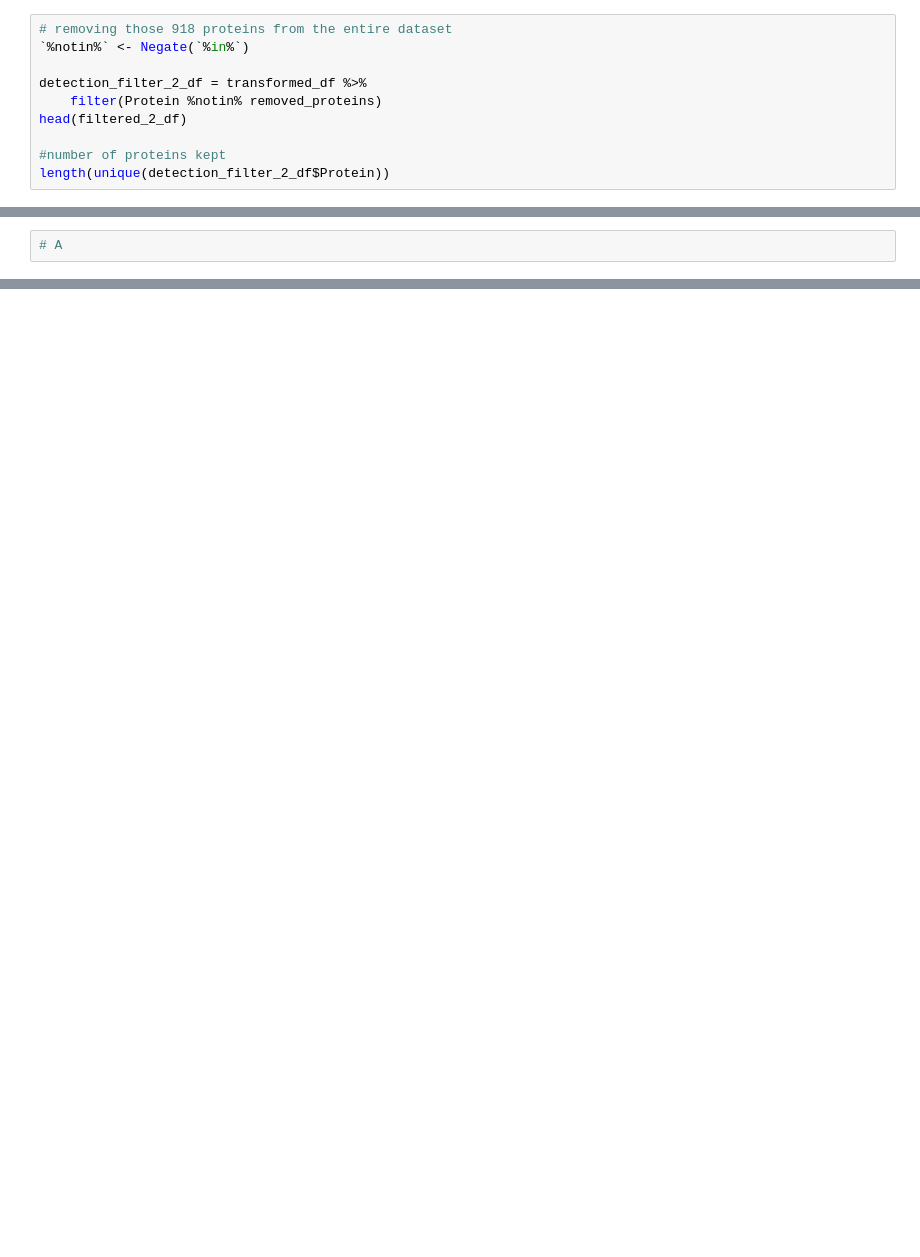
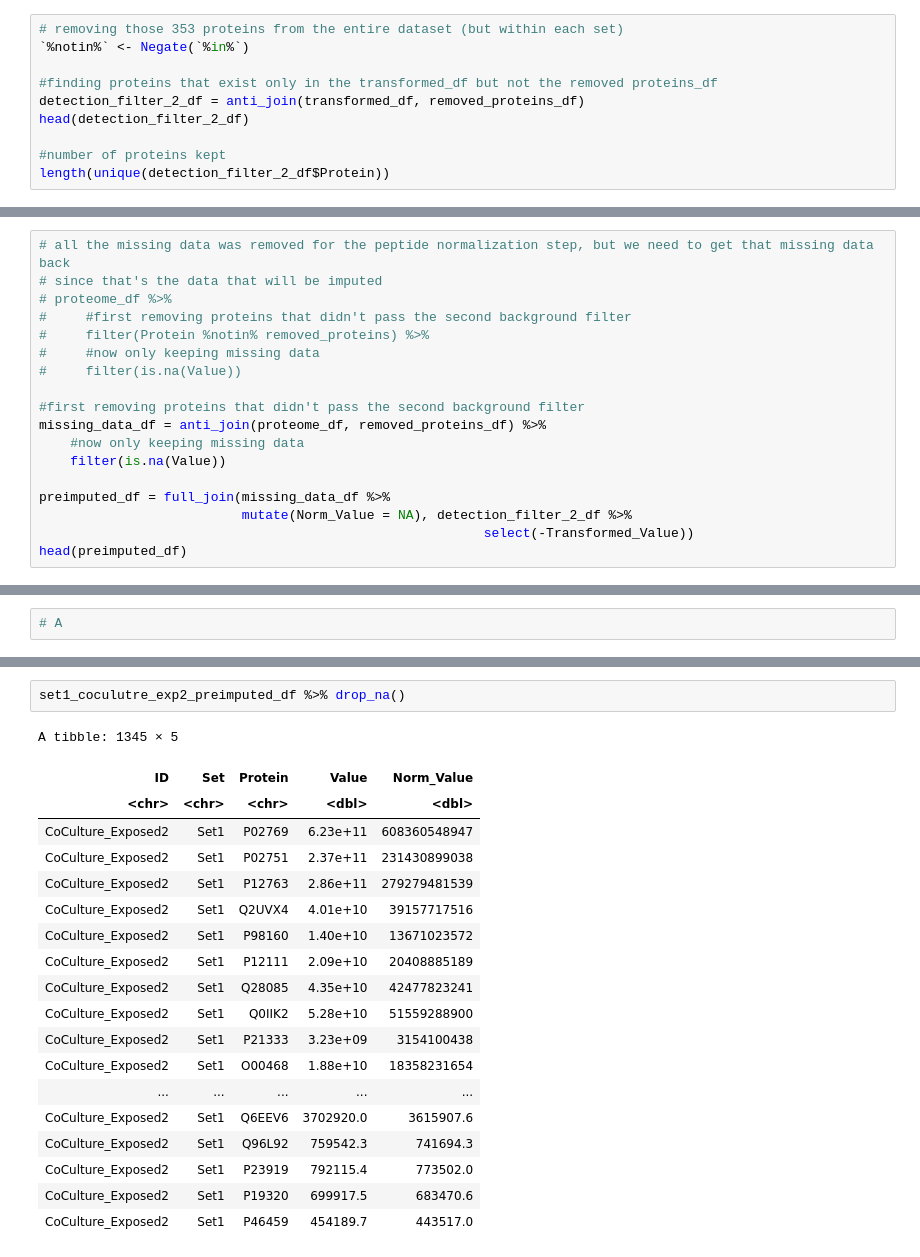
Before and after one commit to alexispayton/Wildfires-and-Extracellular-Vesicles-EVs-Woodsmoke-Alters-EV-Proteomic-Signatures-involved-in-Ext, a Jupyter notebook: 3. Data Pre-processing/Data Pre-processing.ipynb, the cells around one changed output, grey strips where cells are left out. Saved outputs shown, nothing was run; the diff lists cells and outputs as text; blank space fills up the shorter version.

```diff
--- a/3. Data Pre-processing/Data Pre-processing.ipynb
+++ b/3. Data Pre-processing/Data Pre-processing.ipynb
@@ -192,10 +214,10 @@ A grouped_df: 6 × 4
 # %%
-# removing those 918 proteins from the entire dataset
+# removing those 353 proteins from the entire dataset (but within each set)
 `%notin%` <- Negate(`%in%`)
 
-detection_filter_2_df = transformed_df %>%
-    filter(Protein %notin% removed_proteins)
-head(filtered_2_df)
+#finding proteins that exist only in the transformed_df but not the removed proteins_df
+detection_filter_2_df = anti_join(transformed_df, removed_proteins_df)
+head(detection_filter_2_df)
 
 #number of proteins kept
 length(unique(detection_filter_2_df$Protein))
@@ -216,3 +239,21 @@ A grouped_df: 6 × 6
 (a) Replacing values with random numbers from a normal distribution
 
 (b) QRILC
+# %%
+# all the missing data was removed for the peptide normalization step, but we need to get that missing data back
+# since that's the data that will be imputed
+# proteome_df %>%
+#     #first removing proteins that didn't pass the second background filter
+#     filter(Protein %notin% removed_proteins) %>%
+#     #now only keeping missing data
+#     filter(is.na(Value))
+
+#first removing proteins that didn't pass the second background filter
+missing_data_df = anti_join(proteome_df, removed_proteins_df) %>%
+    #now only keeping missing data
+    filter(is.na(Value))
+
+preimputed_df = full_join(missing_data_df %>%
+                          mutate(Norm_Value = NA), detection_filter_2_df %>%
+                                                         select(-Transformed_Value))
+head(preimputed_df)
@@ -280,0 +365,22 @@ QRILC_imputation(set1_coculutre_exp1_preimputed_df, 1)
+# %%
+set1_coculutre_exp2_preimputed_df %>% drop_na()
+# %% [output]
+A tibble: 1345 × 5
+| ID | Set | Protein | Value | Norm_Value |
+| <chr> | <chr> | <chr> | <dbl> | <dbl> |
+| CoCulture_Exposed2 | Set1 | P02769 | 6.23e+11 | 608360548947 |
+| CoCulture_Exposed2 | Set1 | P02751 | 2.37e+11 | 231430899038 |
+| CoCulture_Exposed2 | Set1 | P12763 | 2.86e+11 | 279279481539 |
+| CoCulture_Exposed2 | Set1 | Q2UVX4 | 4.01e+10 | 39157717516 |
+| CoCulture_Exposed2 | Set1 | P98160 | 1.40e+10 | 13671023572 |
+| CoCulture_Exposed2 | Set1 | P12111 | 2.09e+10 | 20408885189 |
+| CoCulture_Exposed2 | Set1 | Q28085 | 4.35e+10 | 42477823241 |
+| CoCulture_Exposed2 | Set1 | Q0IIK2 | 5.28e+10 | 51559288900 |
+| CoCulture_Exposed2 | Set1 | P21333 | 3.23e+09 | 3154100438 |
+| CoCulture_Exposed2 | Set1 | O00468 | 1.88e+10 | 18358231654 |
+| ... | ... | ... | ... | ... |
+| CoCulture_Exposed2 | Set1 | Q6EEV6 | 3702920.0 | 3615907.6 |
+| CoCulture_Exposed2 | Set1 | Q96L92 | 759542.3 | 741694.3 |
+| CoCulture_Exposed2 | Set1 | P23919 | 792115.4 | 773502.0 |
+| CoCulture_Exposed2 | Set1 | P19320 | 699917.5 | 683470.6 |
+| CoCulture_Exposed2 | Set1 | P46459 | 454189.7 | 443517.0 |
```
Also changed, not shown: parts of 7 cells of this notebook.
